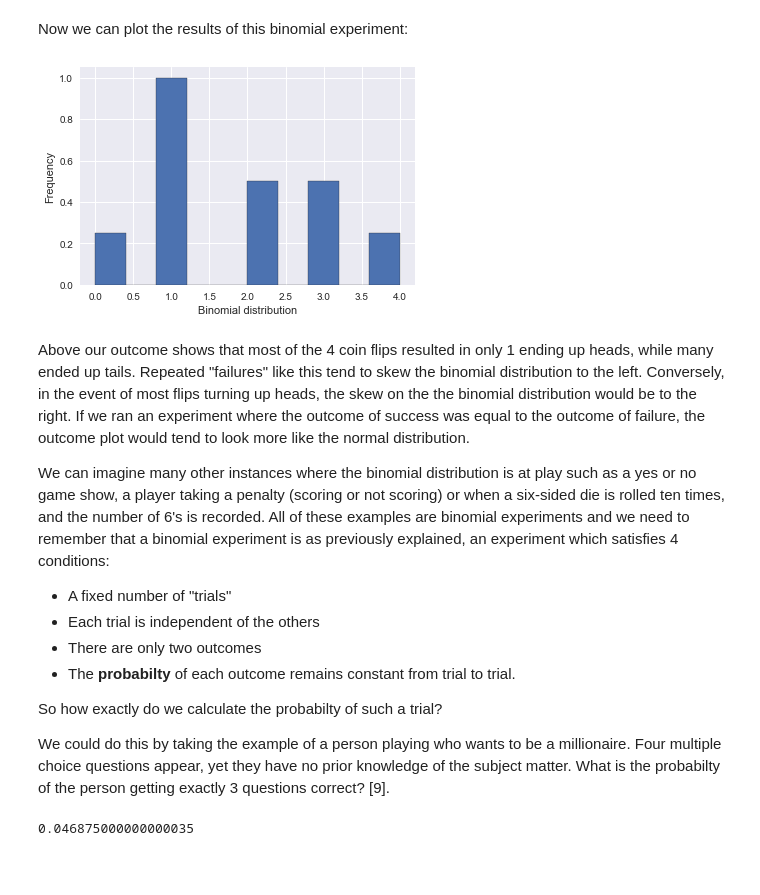
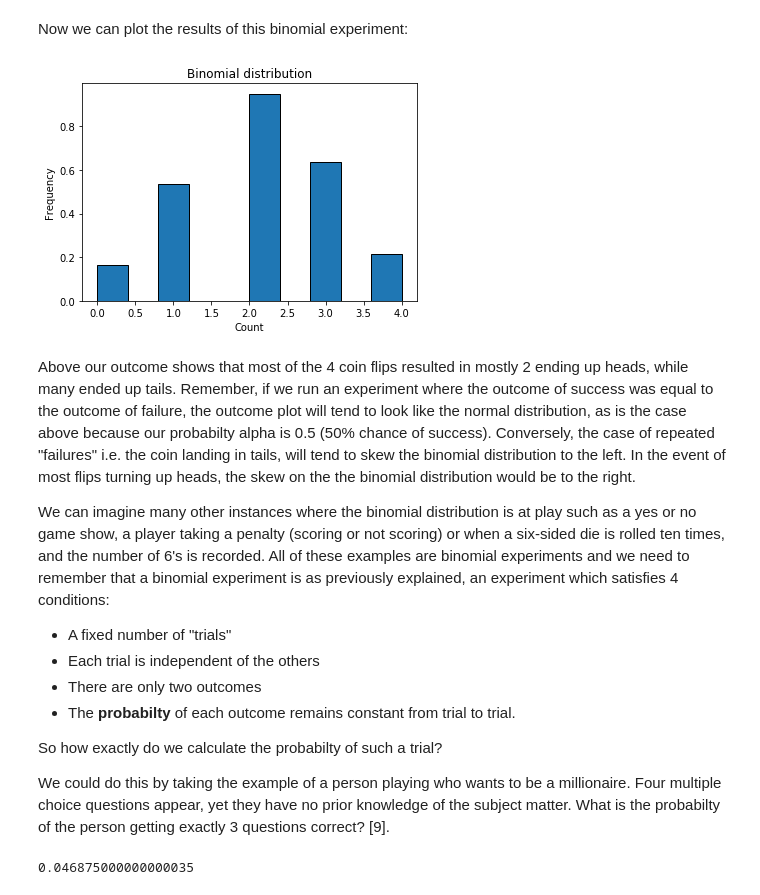
Before and after one commit to Datagatherer2357/Practical-Assignment-Programming-for-data-analysis-GMIT, a Jupyter notebook: practical-assignment-numpy.random.ipynb, the cells around one changed output. Drawn from its saved outputs; the diff is of its cells as text; code cells hidden in the pictures; blank space fills up the shorter version.

```diff
--- a/practical-assignment-numpy.random.ipynb
+++ b/practical-assignment-numpy.random.ipynb
@@ -440,6 +447,6 @@ np.random.binomial(flips, prob)
 # %%
-# Now we can look at the array of number of successful flips from running the experiment 10 times
+# Now we can look at the array of number of successful flips from running the experiment 200 times
 
-bernoulli = np.random.binomial(flips, prob, size = 10)
+bernoulli = np.random.binomial(flips, prob, size = 200)
 bernoulli
 # %% [output]
@@ -447,23 +463,24 @@ array([3, 1, 4, 3, 1, 2, 1, 0, 1, 2])
 # %% [markdown]
 Now we can plot the results of this binomial experiment:
 # %%
+import matplotlib.pyplot as plt
 %matplotlib inline
-import matplotlib.pyplot as plt
 
-import matplotlib.pyplot as plt
 plt.hist(bernoulli, density=True, edgecolor='k')    # Adding sample count, amount of bins and density function line (True = normal),
                                                     # and adding edgecolour to the bins
 
 # Configuring the details of the histogram output [3].
 
 plt.plot(linewidth=2, color='r', edgecolor= 'k')
 plt.ylabel('Frequency') # labelling my y axis
-plt.xlabel('Binomial distribution') # labelling my x axis
+plt.xlabel('Count') # labelling my x axis
+plt.title('Binomial distribution') # Adding title
+
 plt.show()
 # %% [output]
-[figure, old version]
+[figure, new version]
 # %% [markdown]
-Above our outcome shows that most of the 4 coin flips resulted in only 1 ending up heads, while many ended up tails. Repeated "failures" like this tend to skew the binomial distribution to the left. Conversely, in the event of most flips turning up heads, the skew on the the binomial distribution would be to the right. If we ran an experiment where the outcome of success was equal to the outcome of failure, the outcome plot would tend to look more like the normal distribution.
+Above our outcome shows that most of the 4 coin flips resulted in mostly 2 ending up heads, while many ended up tails.  Remember, if we run an experiment where the outcome of success was equal to the outcome of failure, the outcome plot will tend to look like the normal distribution, as is the case above because our probabilty alpha is 0.5 (50% chance of success). Conversely, the case of repeated "failures" i.e. the coin landing in tails, will tend to skew the binomial distribution to the left. In the event of most flips turning up heads, the skew on the the binomial distribution would be to the right.
 
 We can imagine many other instances where the binomial distribution is at play such as a yes or no game show, a player taking a penalty (scoring or not scoring) or when a six-sided die is rolled ten times, and the number of 6's is recorded. All of these examples are binomial experiments and we need to remember that a binomial experiment is as previously explained, an experiment which satisfies 4 conditions:
 
```
Also changed, not shown: parts of 13 cells of this notebook.
